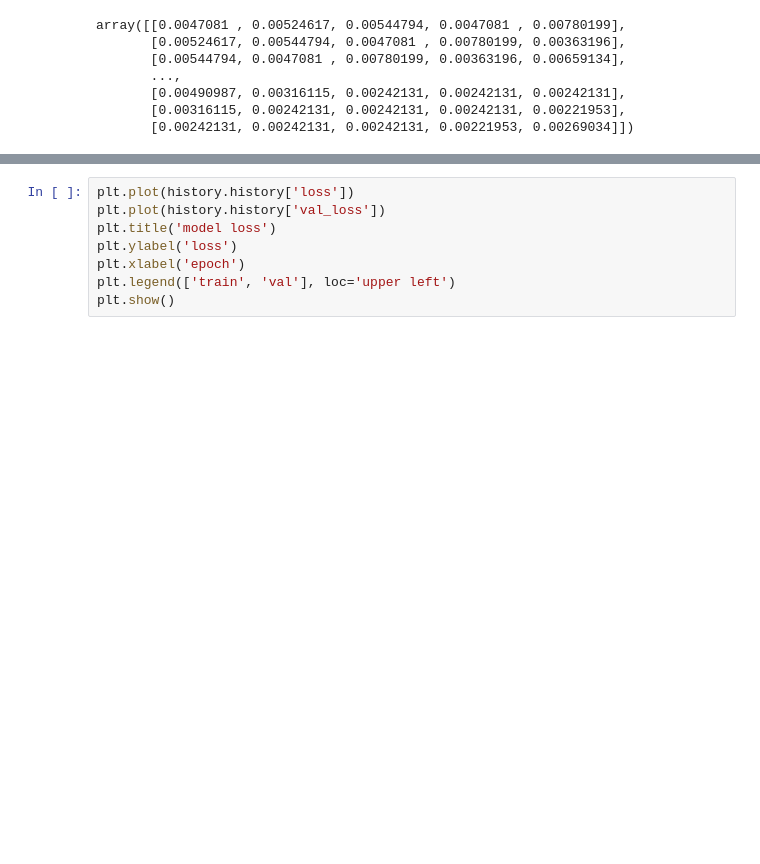
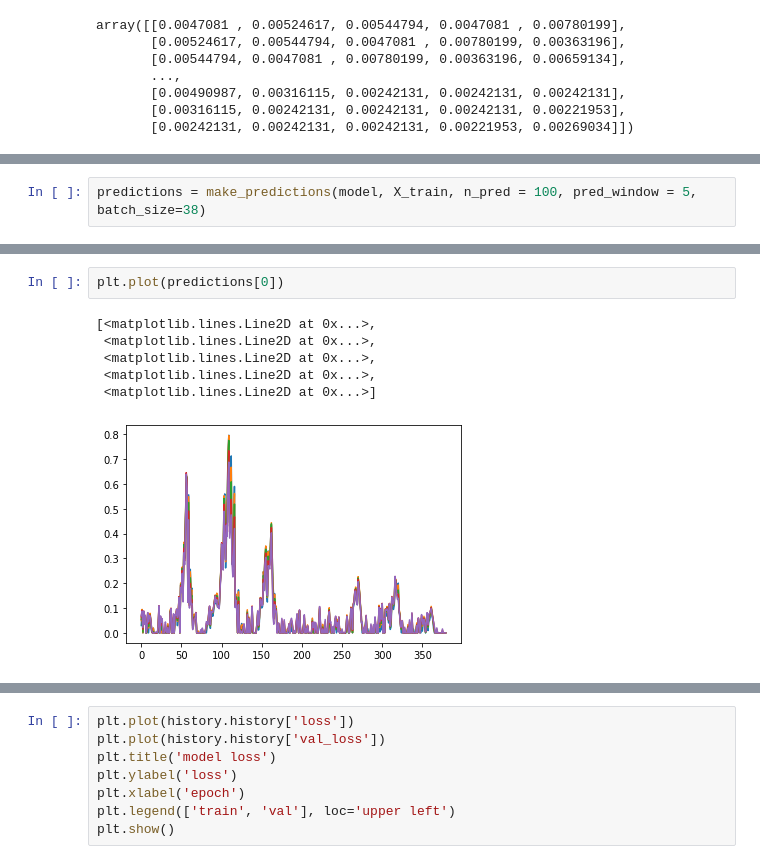
Before and after one commit to AlertaDengue/InfoDenguePredict, a Jupyter notebook: Notebooks/Running LSTM models.ipynb, the cells around one changed output, grey strips where cells are left out. Drawn from its saved outputs; the diff is of its cells as text; blank space fills up the shorter version.

```diff
--- a/Notebooks/Running LSTM models.ipynb
+++ b/Notebooks/Running LSTM models.ipynb
@@ -125,0 +197,2 @@ array([[0.0047081 , 0.00524617, 0.00544794, 0.0047081 , 0.00780199],
+# %%
+predictions = make_predictions(model, X_train, n_pred = 100, pred_window = 5, batch_size=38)
@@ -125,0 +203,9 @@ array([[0.0047081 , 0.00524617, 0.00544794, 0.0047081 , 0.00780199],
+# %%
+plt.plot(predictions[0])
+# %% [output]
+[<matplotlib.lines.Line2D at 0x...>,
+ <matplotlib.lines.Line2D at 0x...>,
+ <matplotlib.lines.Line2D at 0x...>,
+ <matplotlib.lines.Line2D at 0x...>,
+ <matplotlib.lines.Line2D at 0x...>]
+[figure, added]
```
Also changed, not shown: parts of 32 cells of this notebook, 8 other files.
